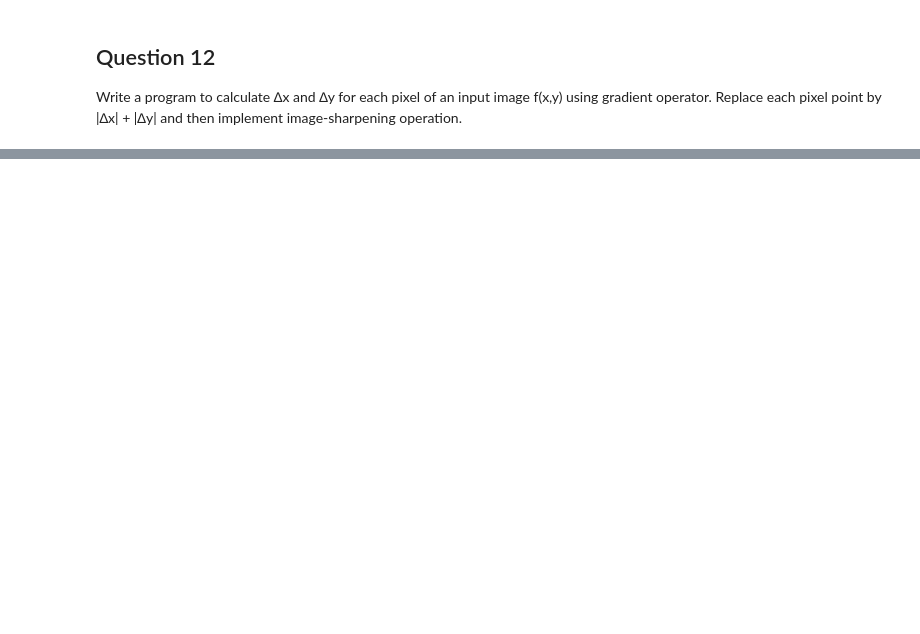
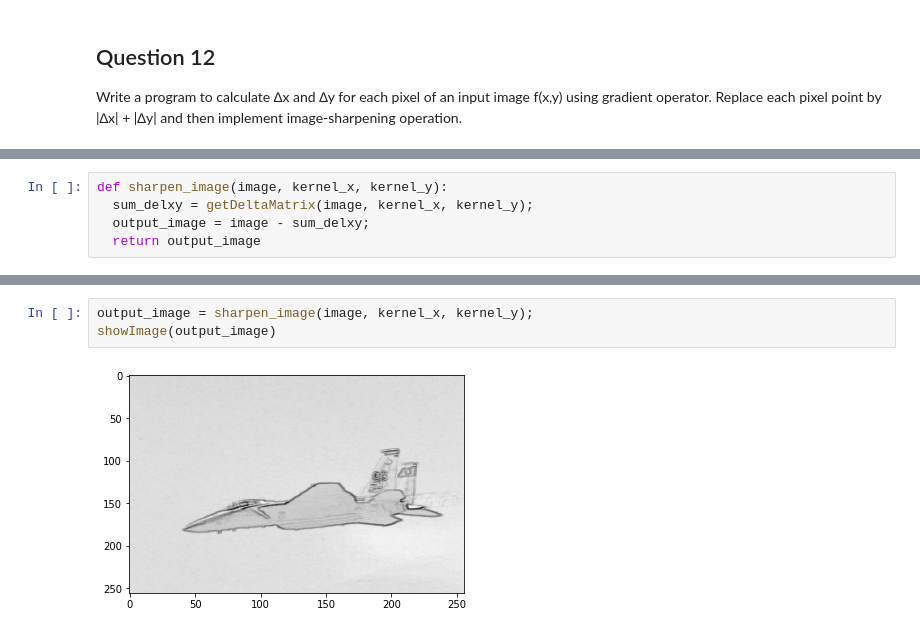
Before and after one commit to diksham1/image-lab, a Jupyter notebook: Assignment_1.ipynb, the cells around one changed output, grey strips where cells are left out. Drawn from its saved outputs; the diff is of its cells as text; blank space fills up the shorter version.

```diff
--- a/Assignment_1.ipynb
+++ b/Assignment_1.ipynb
@@ -380,0 +441,5 @@ Write a program to calculate ∆x and ∆y for each pixel of an input image f(x,
+# %%
+def sharpen_image(image, kernel_x, kernel_y):
+  sum_delxy = getDeltaMatrix(image, kernel_x, kernel_y);
+  output_image = image - sum_delxy;
+  return output_image
@@ -380,0 +463,5 @@ Write a program to calculate ∆x and ∆y for each pixel of an input image f(x,
+# %%
+output_image = sharpen_image(image, kernel_x, kernel_y);
+showImage(output_image)
+# %% [output]
+[figure, added]
```
Also changed, not shown: parts of 49 cells of this notebook.
